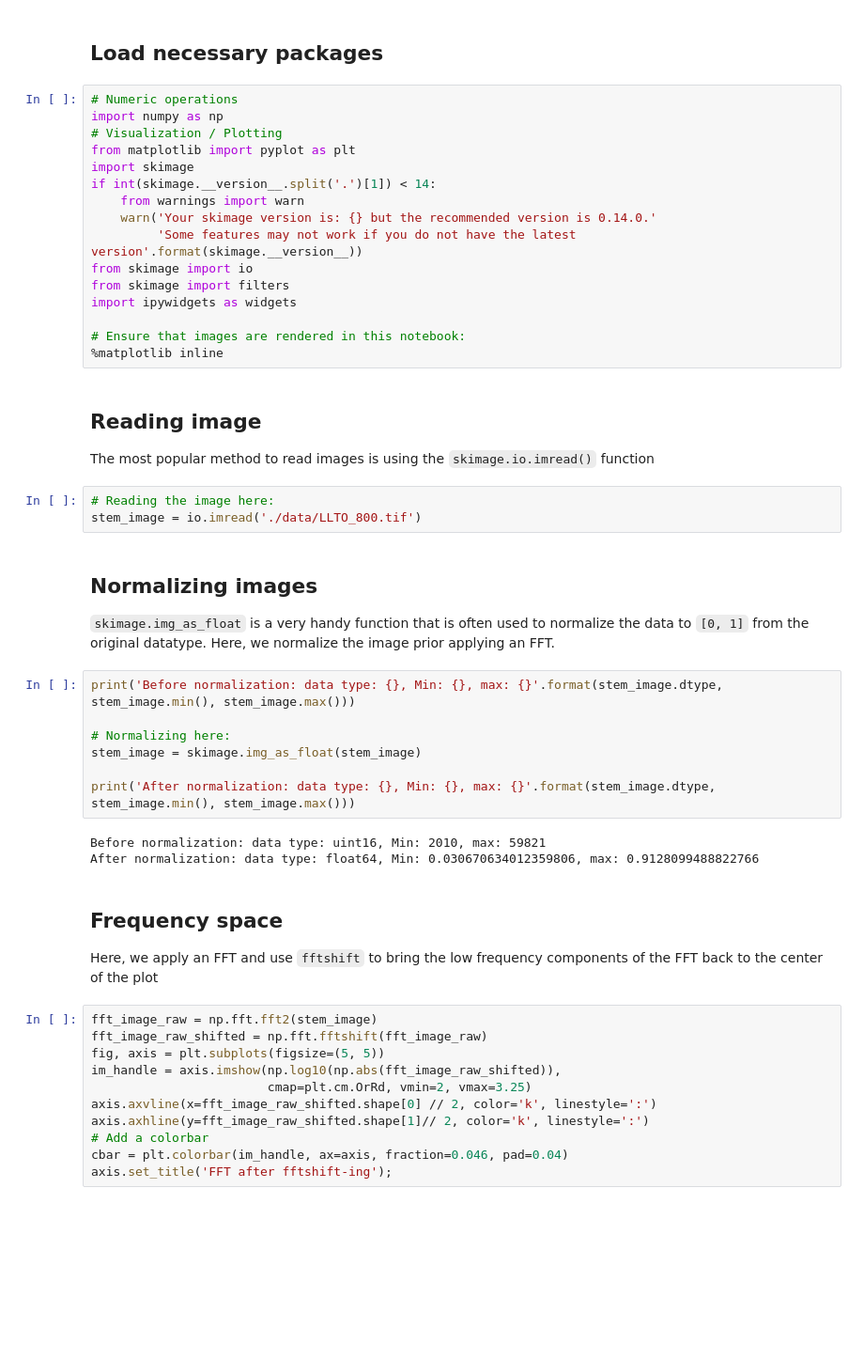
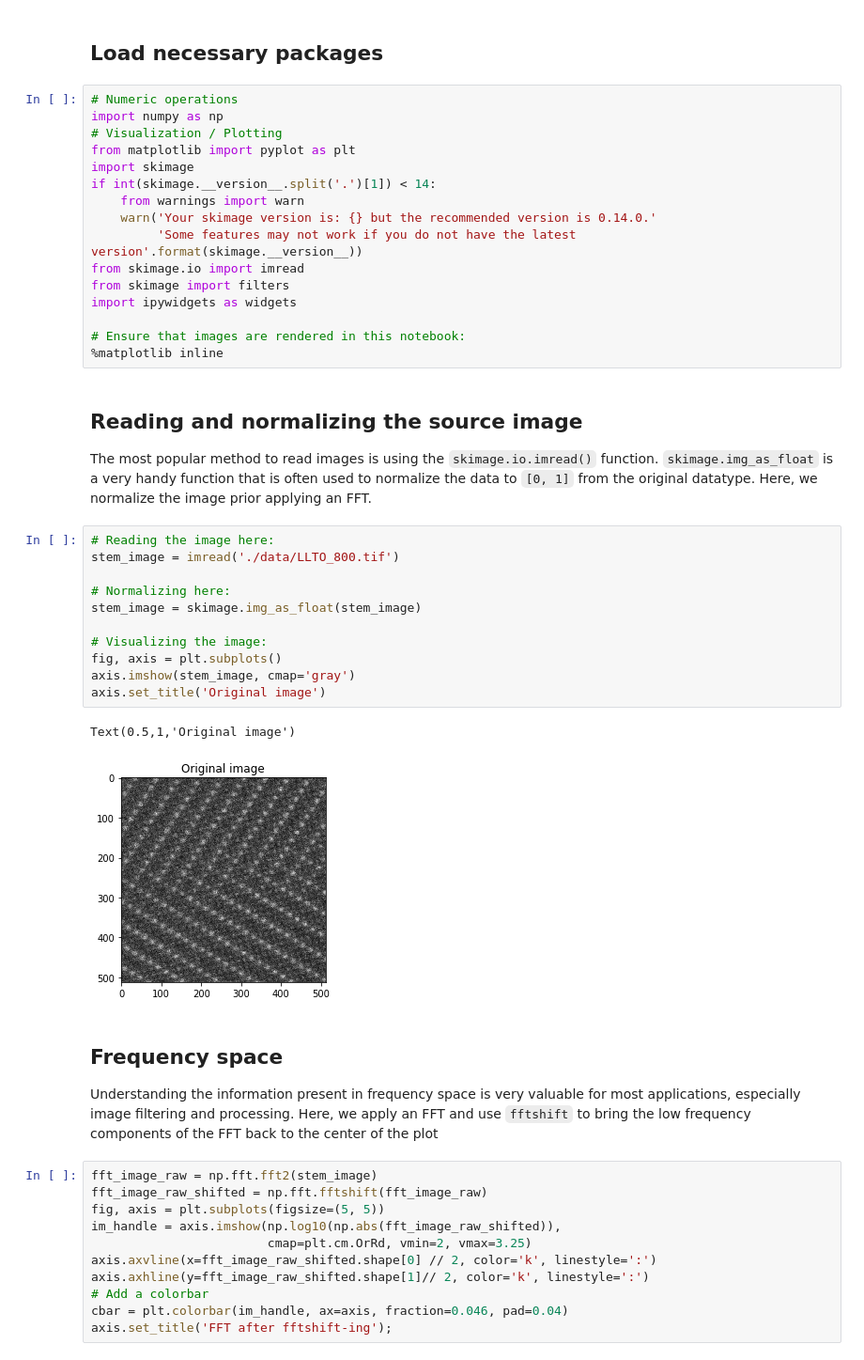
Before and after one commit to pycroscopy/CNMS_UM_2018_SPIMA, a Jupyter notebook: 09_Interactive_Visualizer.ipynb, the cells around one changed output. Shown at 94% size. Drawn from its saved outputs; the diff is of its cells as text; blank space fills up the shorter version.

Commit message:
Updated the notes for the visualizer Added simple image and plot visualizer examples

```diff
--- a/09_Interactive_Visualizer.ipynb
+++ b/09_Interactive_Visualizer.ipynb
@@ -25,35 +25,32 @@ if int(skimage.__version__.split('.')[1]) < 14:
     from warnings import warn
     warn('Your skimage version is: {} but the recommended version is 0.14.0.'
          'Some features may not work if you do not have the latest version'.format(skimage.__version__))
-from skimage import io
+from skimage.io import imread
 from skimage import filters
 import ipywidgets as widgets
 
 # Ensure that images are rendered in this notebook:
 %matplotlib inline
 # %% [markdown]
-## Reading image
-The most popular method to read images is using the ``skimage.io.imread()`` function
+## Reading and normalizing the source image
+The most popular method to read images is using the ``skimage.io.imread()`` function. ``skimage.img_as_float`` is a very handy function that is often used to normalize the data to ``[0, 1]`` from the original datatype. Here, we normalize the image prior applying an FFT.
 # %%
 # Reading the image here:
-stem_image = io.imread('./data/LLTO_800.tif')
+stem_image = imread('./data/LLTO_800.tif')
+
+# Normalizing here:
+stem_image = skimage.img_as_float(stem_image)
+
+# Visualizing the image:
+fig, axis = plt.subplots()
+axis.imshow(stem_image, cmap='gray')
+axis.set_title('Original image')
+# %% [output]
+Text(0.5,1,'Original image')
+[figure, added]
-# %% [markdown]
-## Normalizing images
-
-``skimage.img_as_float`` is a very handy function that is often used to normalize the data to ``[0, 1]`` from the original datatype. Here, we normalize the image prior applying an FFT.
-# %%
-print('Before normalization: data type: {}, Min: {}, max: {}'.format(stem_image.dtype, stem_image.min(), stem_image.max()))
-
-# Normalizing here:
-stem_image = skimage.img_as_float(stem_image)
-
-print('After normalization: data type: {}, Min: {}, max: {}'.format(stem_image.dtype, stem_image.min(), stem_image.max()))
-# %% [output]
-Before normalization: data type: uint16, Min: 2010, max: 59821
-After normalization: data type: float64, Min: 0.030670634012359806, max: 0.9128099488822766
 # %% [markdown]
 ## Frequency space
-Here, we apply an FFT and use `fftshift` to bring the low frequency components of the FFT back to the center of the plot
+Understanding the information present in frequency space is very valuable for most applications, especially image filtering and processing. Here, we apply an FFT and use `fftshift` to bring the low frequency components of the FFT back to the center of the plot
 # %%
 fft_image_raw = np.fft.fft2(stem_image)
 fft_image_raw_shifted = np.fft.fftshift(fft_image_raw)
```
Also changed, not shown: parts of 19 cells of this notebook.
